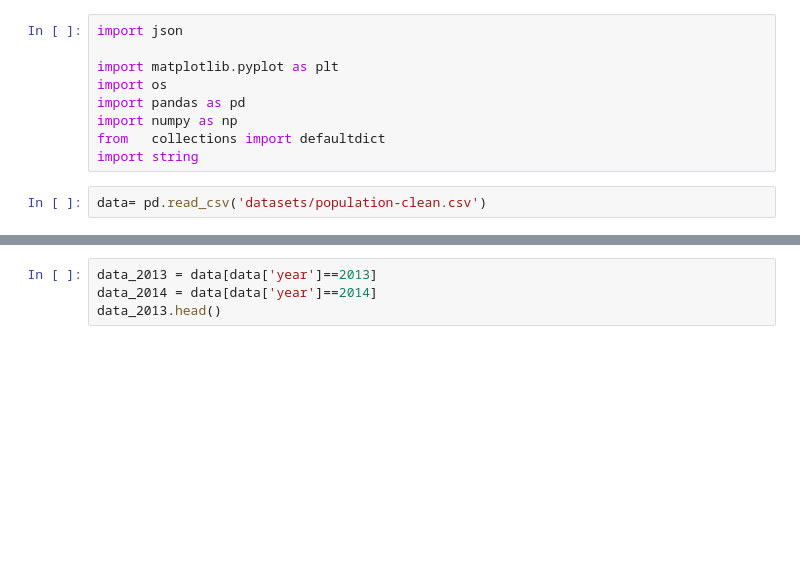
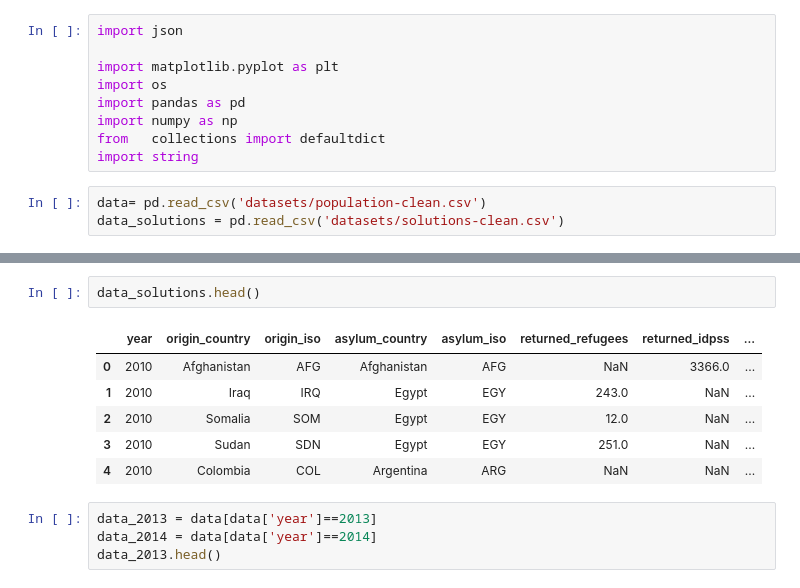
Before and after one commit to yunsquared/3300p2, a Jupyter notebook: 3300-preprocessing.ipynb, the cells around one changed output, grey strips where cells are left out. Drawn from its saved outputs; the diff is of its cells as text; blank space fills up the shorter version.

```diff
--- a/3300-preprocessing.ipynb
+++ b/3300-preprocessing.ipynb
@@ -9,6 +9,7 @@ from   collections import defaultdict
 import string
 # %%
 data= pd.read_csv('datasets/population-clean.csv')
+data_solutions = pd.read_csv('datasets/solutions-clean.csv')
 # %%
 data.head()
 # %% [output]
@@ -18,6 +19,15 @@ data.head()
 | 2 | 2010 | Iraq | IRQ | Afghanistan | AFG | 6 | 0 | ... |
 | 3 | 2010 | Pakistan | PAK | Afghanistan | AFG | 6398 | 9 | ... |
 | 4 | 2010 | Egypt | EGY | Albania | ALB | 5 | 0 | ... |
+# %%
+data_solutions.head()
+# %% [output]
+|  | year | origin_country | origin_iso | asylum_country | asylum_iso | returned_refugees | returned_idpss | ... |
+| 0 | 2010 | Afghanistan | AFG | Afghanistan | AFG | NaN | 3366.0 | ... |
+| 1 | 2010 | Iraq | IRQ | Egypt | EGY | 243.0 | NaN | ... |
+| 2 | 2010 | Somalia | SOM | Egypt | EGY | 12.0 | NaN | ... |
+| 3 | 2010 | Sudan | SDN | Egypt | EGY | 251.0 | NaN | ... |
+| 4 | 2010 | Colombia | COL | Argentina | ARG | NaN | NaN | ... |
 # %%
 data_2013 = data[data['year']==2013]
 data_2014 = data[data['year']==2014]
```
Also changed, not shown: parts of 17 cells of this notebook, 2 other files.
